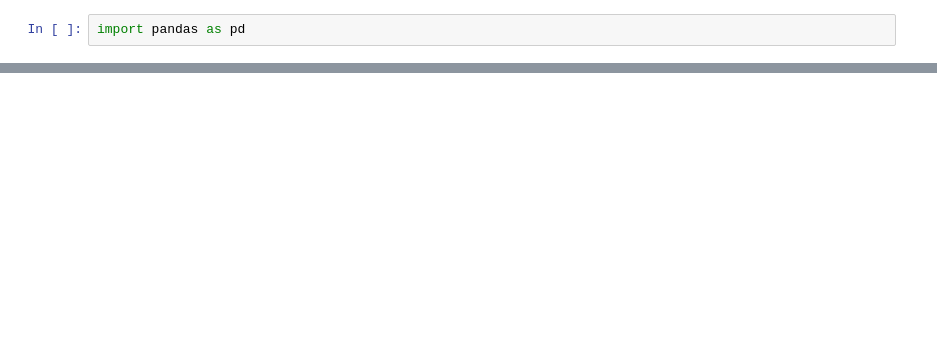
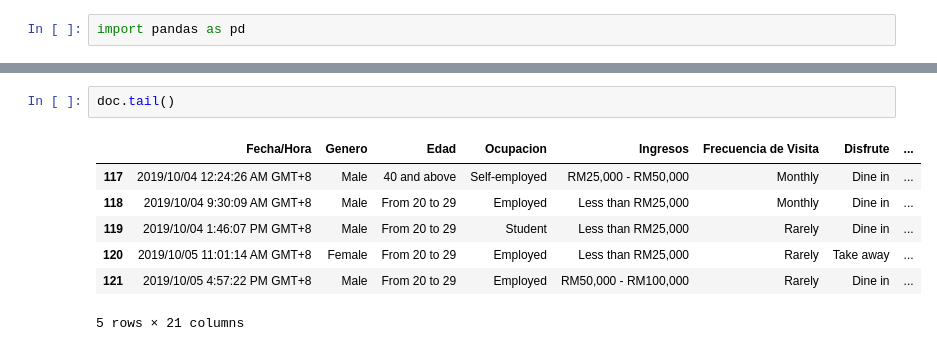
Before and after one commit to AlexanderPereda/proyecto-portafolio, a Jupyter notebook: Notebooks/Analisis_Inicial.ipynb, the cells around one changed output, grey strips where cells are left out. Cells and saved outputs as stored; diff of their text form; blank space fills up the shorter version.

```diff
--- a/Notebooks/Analisis_Inicial.ipynb
+++ b/Notebooks/Analisis_Inicial.ipynb
@@ -18,0 +96,10 @@ pd.read_csv("./../data/Starbucks satisfactory survey.csv")
+# %%
+doc.tail()
+# %% [output]
+|  | Fecha/Hora | Genero | Edad | Ocupacion | Ingresos | Frecuencia de Visita | Disfrute | ... |
+| 117 | 2019/10/04 12:24:26 AM GMT+8 | Male | 40 and above | Self-employed | RM25,000 - RM50,000 | Monthly | Dine in | ... |
+| 118 | 2019/10/04 9:30:09 AM GMT+8 | Male | From 20 to 29 | Employed | Less than RM25,000 | Monthly | Dine in | ... |
+| 119 | 2019/10/04 1:46:07 PM GMT+8 | Male | From 20 to 29 | Student | Less than RM25,000 | Rarely | Dine in | ... |
+| 120 | 2019/10/05 11:01:14 AM GMT+8 | Female | From 20 to 29 | Employed | Less than RM25,000 | Rarely | Take away | ... |
+| 121 | 2019/10/05 4:57:22 PM GMT+8 | Male | From 20 to 29 | Employed | RM50,000 - RM100,000 | Rarely | Dine in | ... |
+5 rows × 21 columns
```
Also changed, not shown: parts of 30 cells of this notebook, 1 other file.
